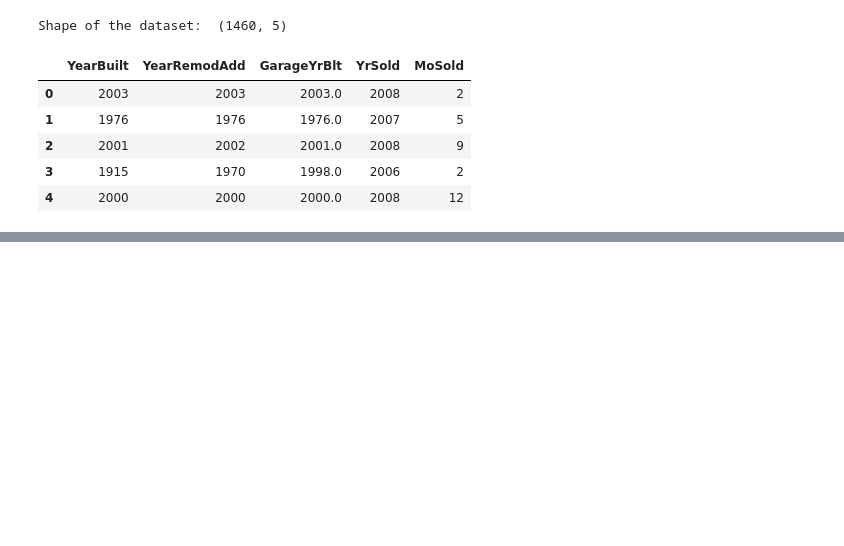
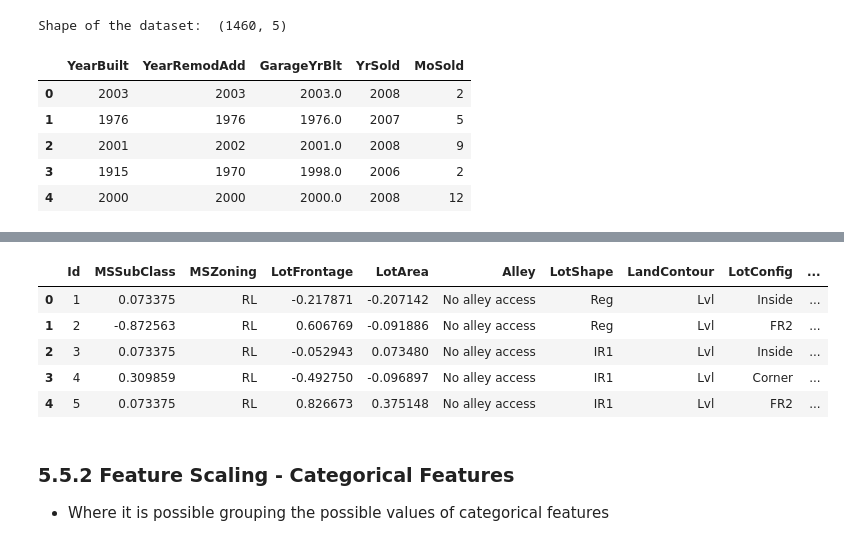
Before and after one commit to giannisbasa/House-Prices, a Jupyter notebook: House_Prices copy.ipynb, the cells around one changed output, grey strips where cells are left out. Drawn from its saved outputs; the diff is of its cells as text; code cells hidden in the pictures; blank space fills up the shorter version.

```diff
--- a/House_Prices copy.ipynb
+++ b/House_Prices copy.ipynb
@@ -1161,0 +1223,6 @@ Shape of the dataset:  (1460, 5)
+# %%
+# Check if build year is equal to garage build year
+train_5['Check'] = np.where(train_5['YrSold_YearBuilt'] == train_5['YrSold_GarageYrBlt'],1,0)
+
+# Check distribution of
+round(train_5['Check'].value_counts(normalize=True),2)*100
@@ -1161,0 +1233,3 @@ Shape of the dataset:  (1460, 5)
+# %%
+# Drop unecessary columns
+train_5.drop(columns=['YearBuilt','YearRemodAdd','GarageYrBlt','YrSold','MoSold','Check'], axis=1, inplace=True)
@@ -1161,0 +1240,5 @@ Shape of the dataset:  (1460, 5)
+# %%
+# Copy
+train_6 = train_5.copy()
+print('Shape of the dataset: ', train_6.shape)
+train_6.head(1)
@@ -1161,0 +1249,12 @@ Shape of the dataset:  (1460, 5)
+# %%
+# Select the numeric features for scaling
+num_columns = train_6.select_dtypes(exclude='object').columns
+num_columns_1 = ['MSSubClass', 'LotFrontage', 'LotArea', 'OverallQual',
+       'OverallCond', 'MasVnrArea', 'BsmtFinSF1', 'BsmtFinSF2', 'BsmtUnfSF',
+       'TotalBsmtSF', '1stFlrSF', '2ndFlrSF', 'GrLivArea', 'BsmtFullBath',
+       'BsmtHalfBath', 'FullBath', 'HalfBath', 'BedroomAbvGr', 'TotRmsAbvGrd',
+       'Fireplaces', 'GarageCars', 'GarageArea', 'WoodDeckSF', 'OpenPorchSF',
+       'EnclosedPorch', 'ScreenPorch', 'YearBuilt_1',
+       'YrSold_YearBuilt', 'YrSold_YearRemodAdd', 'YrSold_GarageYrBlt']
+
+train_6[num_columns_1].head()
@@ -1161,0 +1268,21 @@ Shape of the dataset:  (1460, 5)
+# %%
+# Create the scaler
+scaler = StandardScaler()
+
+# Fit the scaler to the columns
+scaler.fit(train_6[num_columns_1])
+
+# Transform the columns
+train_6[num_columns_1] = scaler.transform(train_6[num_columns_1])
+
+train_6.head()
+# %% [output]
+|  | Id | MSSubClass | MSZoning | LotFrontage | LotArea | Alley | LotShape | LandContour | LotConfig | ... |
+| 0 | 1 | 0.073375 | RL | -0.217871 | -0.207142 | No alley access | Reg | Lvl | Inside | ... |
+| 1 | 2 | -0.872563 | RL | 0.606769 | -0.091886 | No alley access | Reg | Lvl | FR2 | ... |
+| 2 | 3 | 0.073375 | RL | -0.052943 | 0.073480 | No alley access | IR1 | Lvl | Inside | ... |
+| 3 | 4 | 0.309859 | RL | -0.492750 | -0.096897 | No alley access | IR1 | Lvl | Corner | ... |
+| 4 | 5 | 0.073375 | RL | 0.826673 | 0.375148 | No alley access | IR1 | Lvl | FR2 | ... |
+# %% [markdown]
+### 5.5.2 Feature Scaling - Categorical Features
+* Where it is possible grouping the possible values of categorical features
```
Also changed, not shown: parts of 18 cells of this notebook.
